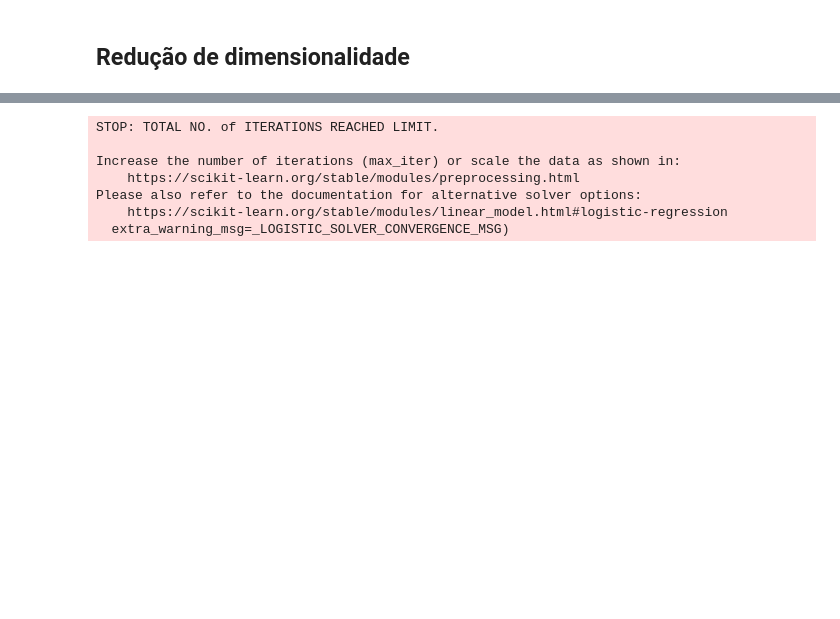
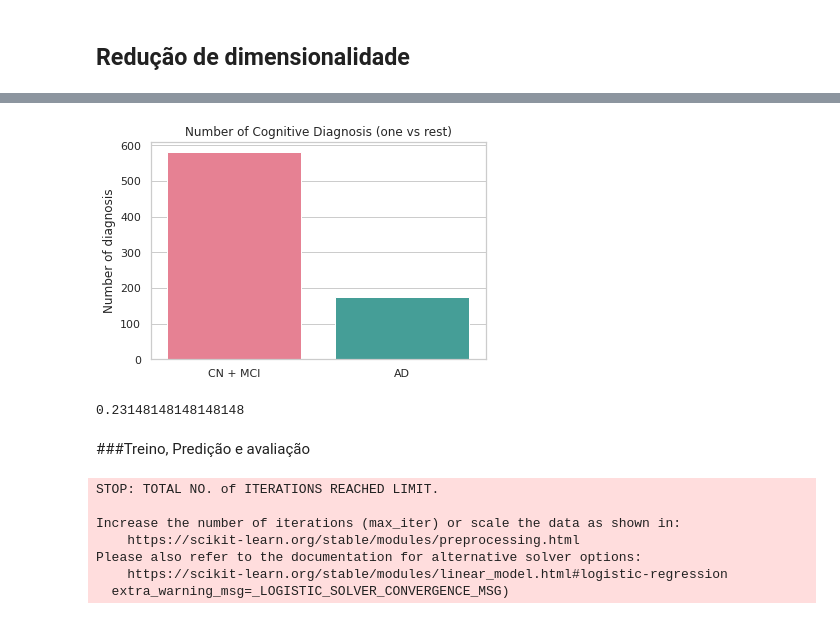
Before and after one commit to julianafalves/ic, a Jupyter notebook: Códigos/Treinamentos/RegressãoLogistica.ipynb, the cells around one changed output, grey strips where cells are left out. Saved outputs shown, nothing was run; the diff lists cells and outputs as text; code cells hidden in the pictures; blank space fills up the shorter version.

Commit message:
improve graphs

```diff
--- a/Códigos/Treinamentos/RegressãoLogistica.ipynb
+++ b/Códigos/Treinamentos/RegressãoLogistica.ipynb
@@ -305,3 +297,20 @@ To deal with a not-so-ideal scree plot curve, there are a couple ways:
+# %%
+sns.countplot(x='AD',data=y,palette='husl')
+plt.xticks(ticks = [0,1],labels=['CN + MCI','AD'])
+plt.yticks( [x for x in range(0,601,100)] )
+plt.xlabel('')
+plt.ylabel('Number of diagnosis')
+plt.title('Number of Cognitive Diagnosis (one vs rest)')
+plt.savefig(f'{path}/foo.png')
+plt.show()
+# %% [output]
+[figure, added]
+# %%
+y['AD'].mean()
+# %% [output]
+0.23148148148148148
+# %% [markdown]
+###Treino, Predição e avaliação
 # %%
 lm = LogisticRegression()
 lm.fit(X_train,y_train_AD)
```
Also changed, not shown: parts of 24 cells of this notebook.
